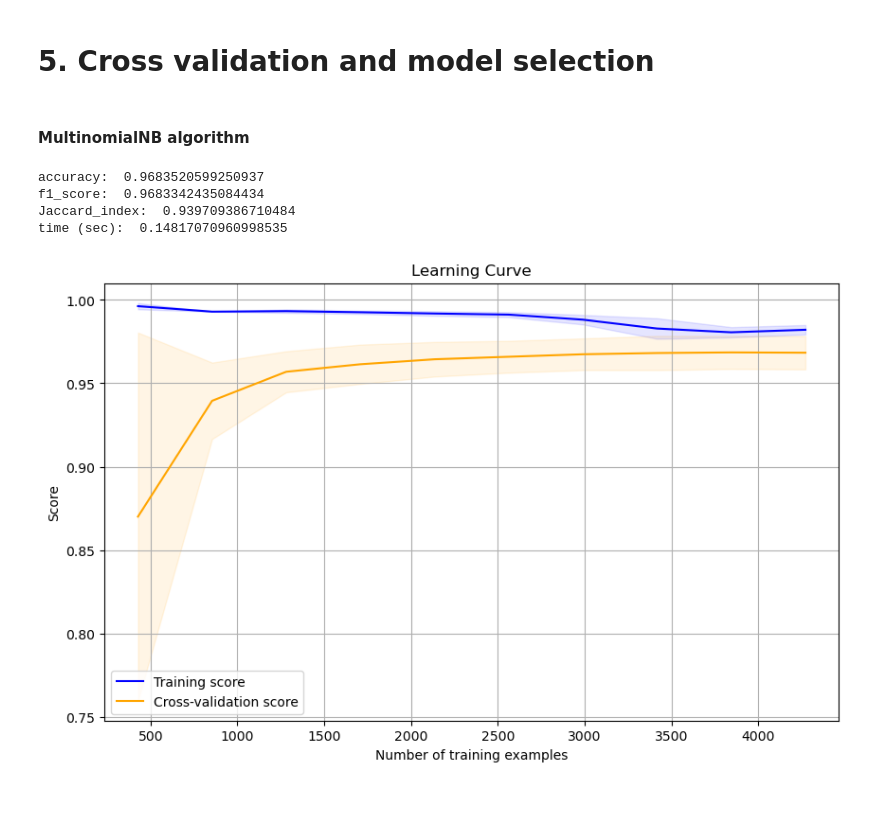
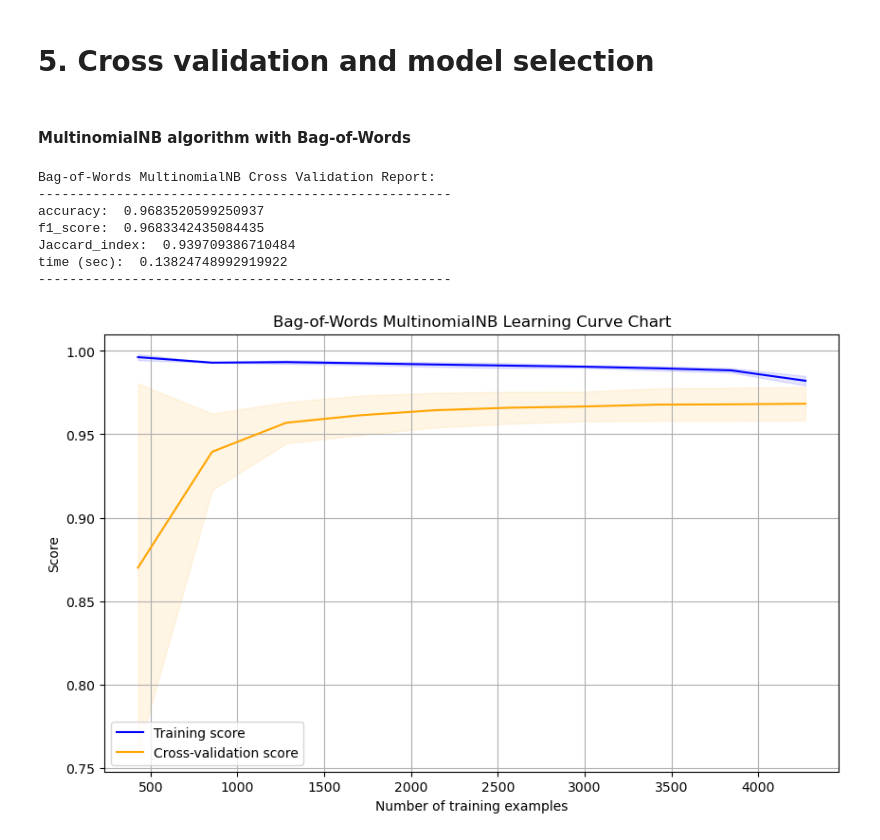
Before and after one commit to lammau123/ML-Email-Classification, a Jupyter notebook: data_collection_refactor.ipynb, the cells around one changed output. Drawn from its saved outputs; the diff is of its cells as text; code cells hidden in the pictures; blank space fills up the shorter version.

```diff
--- a/data_collection_refactor.ipynb
+++ b/data_collection_refactor.ipynb
@@ -287,11 +285,14 @@ from sklearn.model_selection import learning_curve
 from imblearn.over_sampling import SMOTE
 import time
 from sklearn.feature_extraction.text import CountVectorizer
+from sklearn.feature_extraction.text import TfidfVectorizer
 from sklearn.preprocessing import LabelEncoder
 from sklearn.model_selection import train_test_split
 from sklearn.model_selection import cross_validate
 from sklearn.naive_bayes import MultinomialNB
 import seaborn as sns
+
+metrics = []
 
 def hyperparameters_tuning(model, X, y, X_test, y_test, param_grid, cv=10):
     # Initialize GridSearchCV
@@ -325,7 +326,7 @@ def hyperparameters_tuning(model, X, y, X_test, y_test, param_grid, cv=10):
     plt.title('Confusion Matrix')
     plt.show()
 
-    return grid_search.best_params_
+    return train_accuracy, test_accuracy, grid_search.best_params_,
 
 def unique_words_count(text):
     words = text.split()
@@ -368,9 +369,8 @@ def perform_cross_validation_and_report(model, X, y, cv=10):
     print("f1_score: ", scores['test_f1_mac'].mean())
     print("Jaccard_index: ", scores['test_jacc_mac'].mean())
     print("time (sec): ", training_time)
-    print("\n")
 
-def perform_learning_curve_and_visualization(model, X, y, cv=10):
+def perform_learning_curve_and_visualization(model, X, y, cv=10, title='Learning Curve'):
     # Define the number of training examples to plot learning curve
     train_sizes = np.linspace(0.1, 1.0, 10)  # Use 10 different training sizes
 
@@ -389,7 +389,7 @@ def perform_learning_curve_and_visualization(model, X, y, cv=10):
     plt.fill_between(train_sizes, train_mean - train_std, train_mean + train_std, color='blue', alpha=0.1)
     plt.plot(train_sizes, valid_mean, label='Cross-validation score', color='orange')
     plt.fill_between(train_sizes, valid_mean - valid_std, valid_mean + valid_std, color='orange', alpha=0.1)
-    plt.title('Learning Curve')
+    plt.title(title)
     plt.xlabel('Number of training examples')
     plt.ylabel('Score')
     plt.legend(loc='best')
@@ -435,10 +431,10 @@ Vocabulary Size: 444097 unique words
 ---------------------------------------------------------------
 # %%
 # lowercase all email content before filtering stopwords, punctuations
-data_df['Subject_Body'] = data_df['Subject_Body'].str.lower()
-data_df['Targets'] = data_df['Targets'].str.lower()
+selected_df['Subject_Body'] = selected_df['Subject_Body'].str.lower()
+selected_df['Targets'] = selected_df['Targets'].str.lower()
 # filter stopwords and punctuations
-data_df['Subject_Body'] = data_df['Subject_Body'].apply(remove_stopwords_and_punctuation)
+selected_df['Subject_Body'] = selected_df['Subject_Body'].apply(remove_stopwords_and_punctuation)
 # %%
 print('Summary Information after removing stopwords and punctuations:')
 print('---------------------------------------------------------------')
@@ -471,7 +477,10 @@ data_df
 # %%
 # shuffling data helps to improve the performance, fairness, and robustness
 # ensuring randomness and reducing biases in the dataset.
-data_df = data_df.sample(frac=1, random_state=42)
+selected_df = selected_df.sample(frac=1, random_state=42)
+# %%
+# selected the features for building the model
+data_df = selected_df.drop(['Subject', 'Body', 'Targets'], axis=1)
 # %%
 data_df
 # %% [output]
@@ -547,24 +556,30 @@ X_res.shape
 # %% [markdown]
 # 5. Cross validation and model selection
 # %% [markdown]
-#### MultinomialNB algorithm
+#### MultinomialNB algorithm with Bag-of-Words
 # %%
 # Initialize the MultinomialNB classifier
 model = MultinomialNB()
 # perform cross validation
+print('Bag-of-Words MultinomialNB Cross Validation Report:')
+print('-----------------------------------------------------')
 perform_cross_validation_and_report(model, X_res, y_res, cv=5)
+print('-----------------------------------------------------')
 # %% [output]
+Bag-of-Words MultinomialNB Cross Validation Report:
+-----------------------------------------------------
 accuracy:  0.9683520599250937
-f1_score:  0.9683342435084434
+f1_score:  0.9683342435084435
 Jaccard_index:  0.939709386710484
-time (sec):  0.14817070960998535
+time (sec):  0.13824748992919922
+-----------------------------------------------------
 # %%
 # Initialize MultinomialNB classifier
 model = MultinomialNB()
 # perform learning curve and visualization
-perform_learning_curve_and_visualization(model, X_res, y_res, cv=5)
+perform_learning_curve_and_visualization(model, X_res, y_res, cv=5, title='Bag-of-Words MultinomialNB Learning Curve Chart')
 # %% [output]
-[figure, old version]
+[figure, new version]
 # %%
 # Initialize MultinomialNB classifier
 model = MultinomialNB()
```
Also changed, not shown: parts of 32 cells of this notebook, 1 other file.
